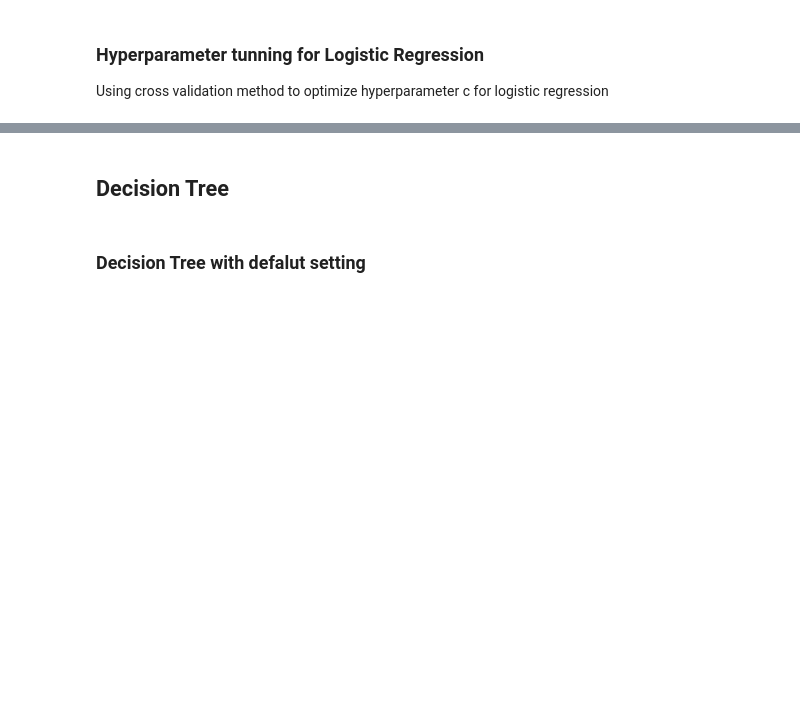
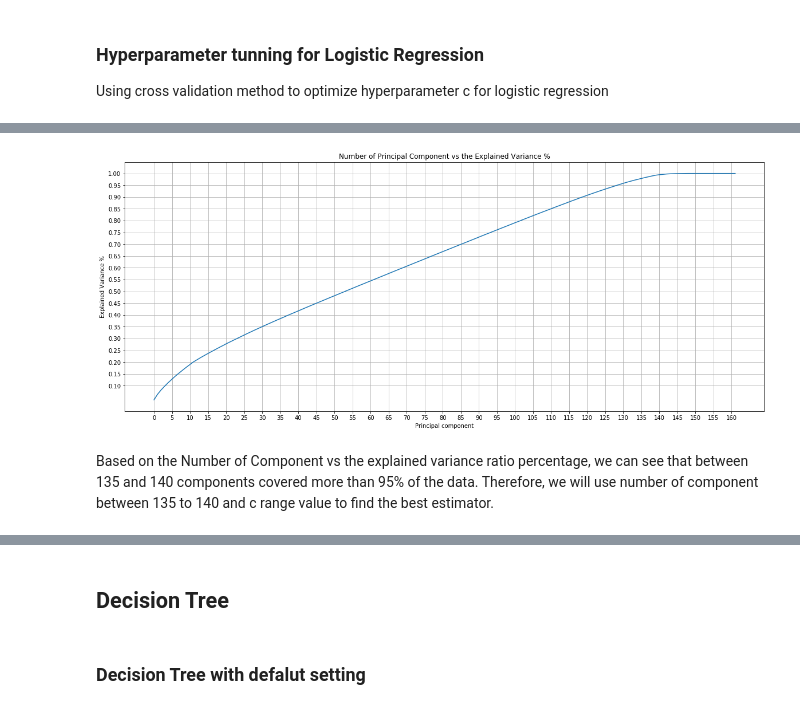
Before and after one commit to terrancexia/Home-Credit-Default-Risk-, a Jupyter notebook: Home Credit Default Risk.ipynb, the cells around one changed output, grey strips where cells are left out. Drawn from its saved outputs; the diff is of its cells as text; code cells hidden in the pictures; blank space fills up the shorter version.

```diff
--- a/Home Credit Default Risk.ipynb
+++ b/Home Credit Default Risk.ipynb
@@ -1370,0 +1377,33 @@ plt.show()
+# %%
+from sklearn.preprocessing import StandardScaler
+from sklearn.decomposition import PCA
+from sklearn.pipeline import Pipeline
+from sklearn.model_selection import GridSearchCV
+
+#scaling the data
+scaler =StandardScaler()
+scaler.fit(X_train)
+X_train_s = scaler.transform(X_train)
+X_test_s = scaler.transform(X_test)
+# %%
+#Perform PCA with defalut setting
+my_pca = PCA().fit(X_train_s)
+X_train_pca = my_pca.transform(X_train_s)
+# %%
+#Visulize the number of component for cumulative line plot on the variance ratio
+
+y_range =np.arange(0.1,1.05,0.05)
+x_range =np.arange(0,165,5)
+plt.figure(figsize=(20,8))
+plt.plot(np.cumsum(my_pca.explained_variance_ratio_))
+plt.xlabel('Principal component')
+plt.ylabel('Explained Variance %')
+plt.yticks(y_range)
+plt.xticks(x_range)
+plt.title('Number of Principal Component vs the Explained Variance %')
+plt.grid()
+plt.show()
+# %% [output]
+[figure, added]
+# %% [markdown]
+Based on the Number of Component vs the explained variance ratio percentage, we can see that between 135 and 140 components covered more than 95% of the data. Therefore, we will use number of component between 135 to 140 and c range value to find the best estimator.
```
Also changed, not shown: parts of 25 cells of this notebook.
